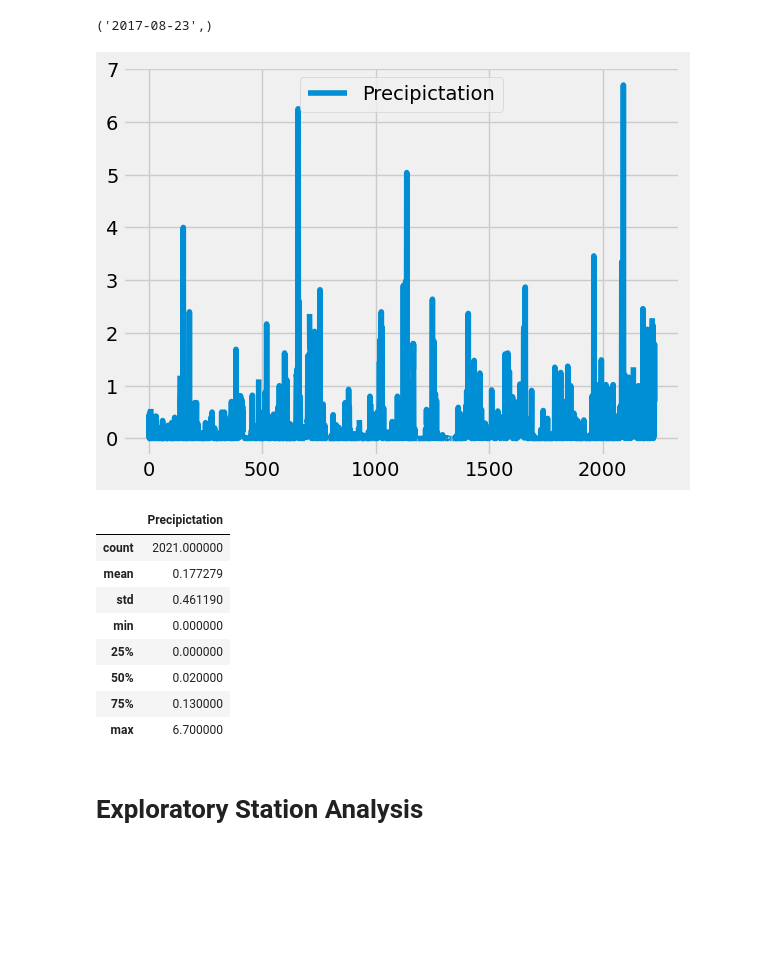
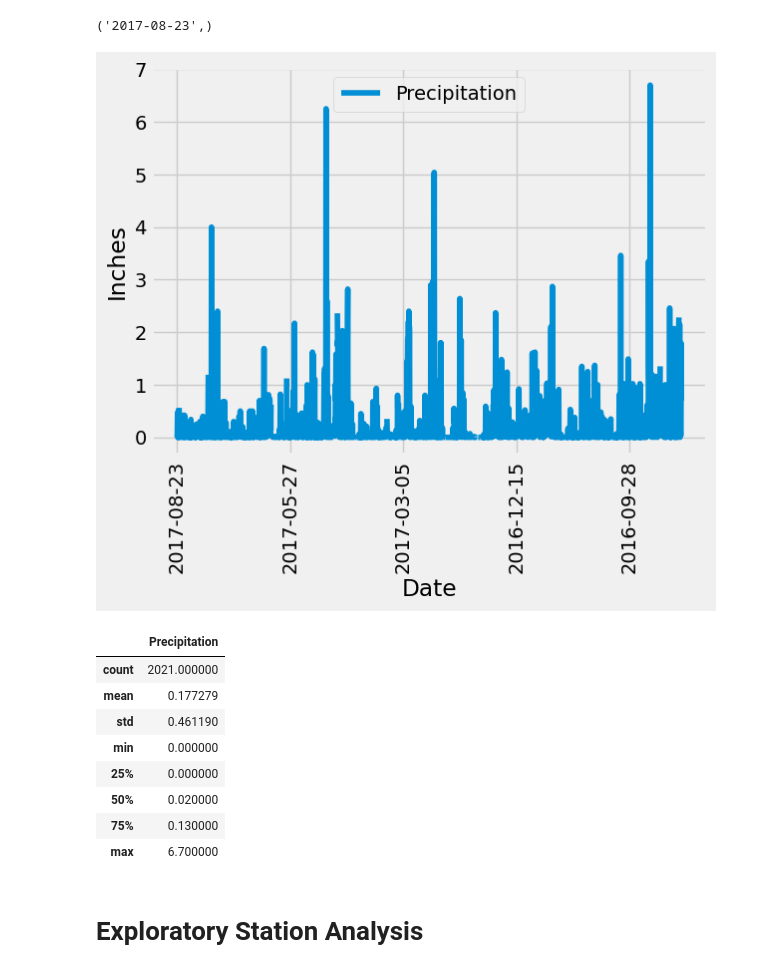
Before and after one commit to shollis0919/sqlalchemy-challenge, a Jupyter notebook: SurfsUp/climate_starter.ipynb, the cells around one changed output. Saved outputs shown, nothing was run; the diff lists cells and outputs as text; code cells hidden in the pictures; blank space fills up the shorter version.

```diff
--- a/SurfsUp/climate_starter.ipynb
+++ b/SurfsUp/climate_starter.ipynb
@@ -50,35 +51,42 @@ session.query(Measurement.date).order_by(Measurement.date.desc()).first()
 # %%
 # Design a query to retrieve the last 12 months of precipitation data and plot the results.
 # Starting from the most recent data point in the database.
 
 # Calculate the date one year from the last date in data set.
 query_date = dt.date(2017, 8, 23) - dt.timedelta(days=365)
 
 # Perform a query to retrieve the data and precipitation scores
 
 session.query(Measurement.date,Measurement.prcp).\
  filter(Measurement.date >= '2016-08-23').\
 order_by(Measurement.date.desc()).all()
 
 
 # # Save the query results as a Pandas DataFrame. Explicitly set the column names
 date_prcp =session.query(Measurement.date,Measurement.prcp).\
  filter(Measurement.date >= '2016-08-23').\
 order_by(Measurement.date.desc()).all()
 
 # # Sort the dataframe by date
-df = pd.DataFrame(date_prcp, columns=['Date', 'Precipictation'])
+df = pd.DataFrame(date_prcp, columns=['Date', 'Precipitation'])
 
-# # Use Pandas Plotting with Matplotlib to plot the data
-df.plot()
+#Use Pandas Plotting with Matplotlib to plot the data
+df.plot(x='Date', y='Precipitation')
+
+#Set labels
+plt.xlabel('Date')
+plt.ylabel('Inches')
+plt.xticks(rotation='vertical')
+
+#show plot
 plt.show()
 # %% [output]
-[figure, old version]
+[figure, new version]
 # %%
 # Use Pandas to calculate the summary statistics for the precipitation data
 df.describe()
 # %% [output]
-|  | Precipictation |
+|  | Precipitation |
 | count | 2021.000000 |
 | mean | 0.177279 |
 | std | 0.461190 |
```
Also changed, not shown: parts of 4 cells of this notebook, 1 other file.
